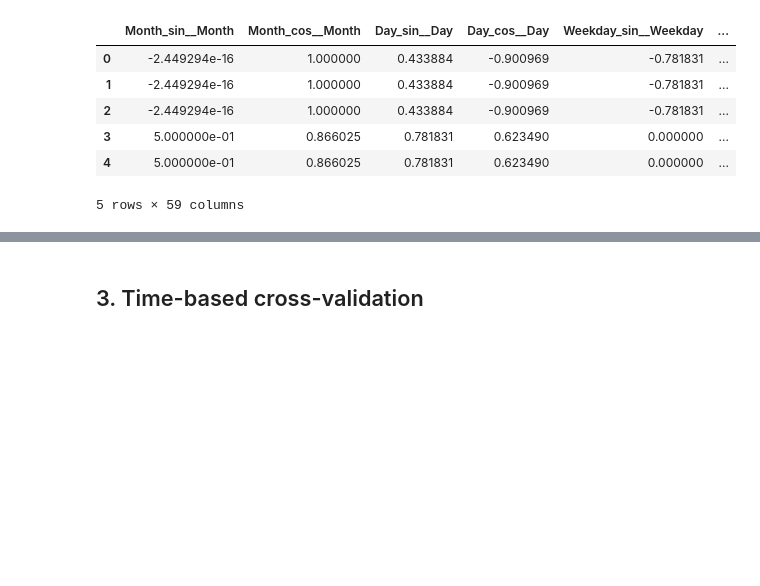
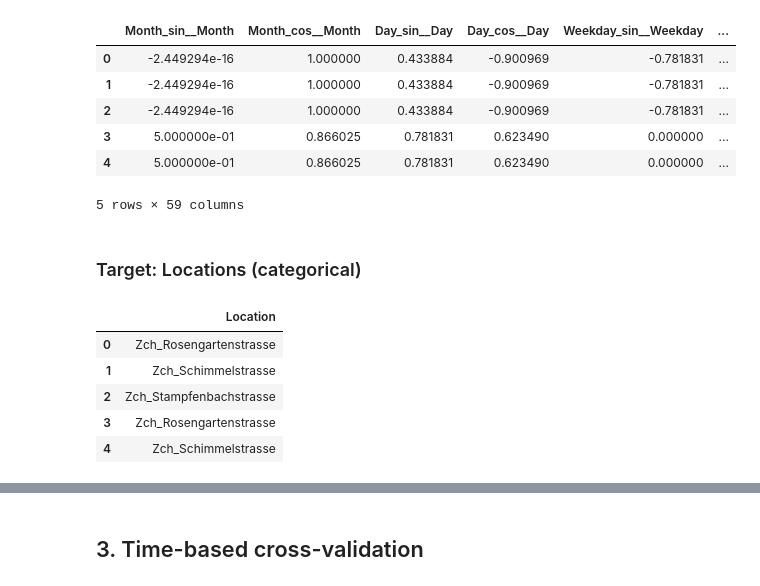
Before and after one commit to JitkaRantanen/AS2025_CO2-GroupProject, a Jupyter notebook: Masterfile.ipynb, the cells around one changed output, grey strips where cells are left out. Saved outputs shown, nothing was run; the diff lists cells and outputs as text; code cells hidden in the pictures; blank space fills up the shorter version.

```diff
--- a/Masterfile.ipynb
+++ b/Masterfile.ipynb
@@ -72,3 +75,15 @@ tri_cols = list(df_train_X.iloc[:,0:8].columns)
 # df[["Month", "Weekday", "Year"]] = df[["Month", "Weekday", "Year"]].astype("category")
 #
 # df.dtypes
+# %% [markdown]
+### Target: Locations (categorical)
+# %%
+df_train_y_Loc = pd.read_csv('data/Datasets_MLready_pred_Location/y_train_Loc.csv')
+df_train_y_Loc.head()
+# %% [output]
+|  | Location |
+| 0 | Zch_Rosengartenstrasse |
+| 1 | Zch_Schimmelstrasse |
+| 2 | Zch_Stampfenbachstrasse |
+| 3 | Zch_Rosengartenstrasse |
+| 4 | Zch_Schimmelstrasse |
```
Also changed, not shown: parts of 29 cells of this notebook.
